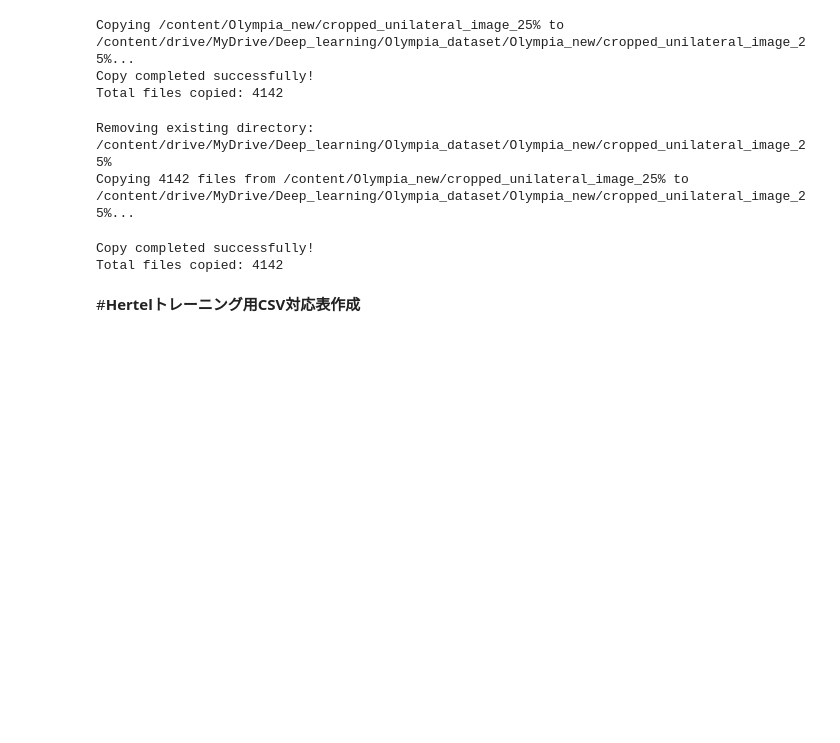
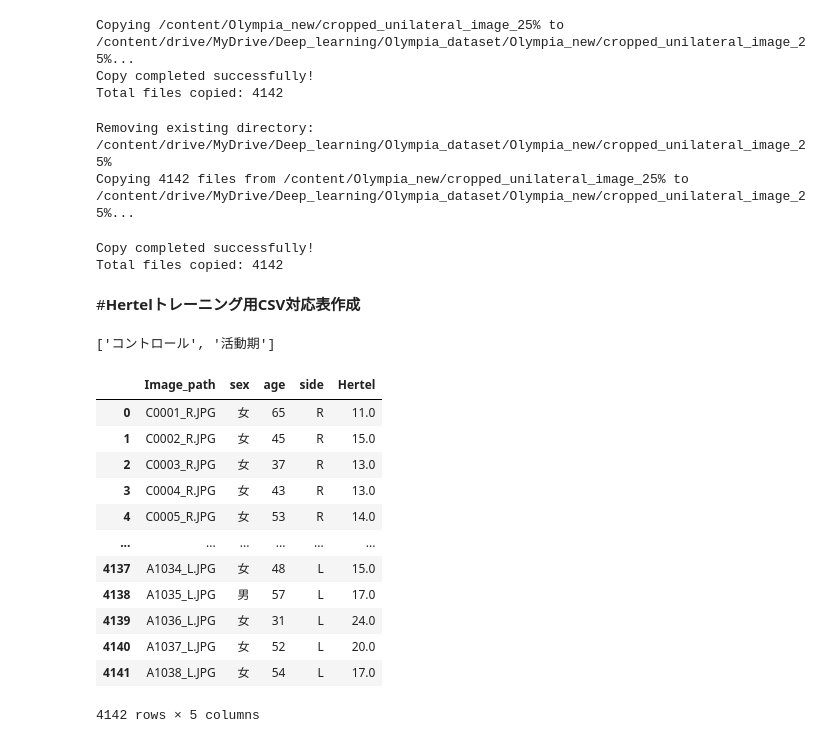
Before and after one commit to ykitaguchi77/GravCont_classification_2, a Jupyter notebook: Crop_unilateral_eyelid_olympia_202503.ipynb, the cells around one changed output. Drawn from its saved outputs; the diff is of its cells as text; code cells hidden in the pictures; blank space fills up the shorter version.

```diff
--- a/Crop_unilateral_eyelid_olympia_202503.ipynb
+++ b/Crop_unilateral_eyelid_olympia_202503.ipynb
@@ -434,0 +433,60 @@ xslx_path = "/content/Olympia_new/個人情報なし　コントロールと活
+# %%
+import pandas as pd
+
+xslx_path = "/content/drive/MyDrive/Deep_learning/Olympia_dataset/Olympia_new/個人情報なし　コントロールと活動期.xlsx"
+
+
+# エクセルファイルのシート名を取得
+xls = pd.ExcelFile(xslx_path)
+xls.sheet_names
+# %% [output]
+['コントロール', '活動期']
+# %%
+# 再度データを読み込んで、一括処理を行う
+xls = pd.ExcelFile(xslx_path)
+
+# "コントロール" シートの処理
+df_control = pd.read_excel(xls, sheet_name="コントロール")
+df_control_expanded = df_control.melt(
+    id_vars=["写真No", "性", "年令"],
+    value_vars=["突出度　Ｒ", "突出度　Ｌ"],
+    var_name="side",
+    value_name="Hertel"
+)
+df_control_expanded["side"] = df_control_expanded["side"].apply(lambda x: "R" if "Ｒ" in x else "L")
+df_control_expanded["Image_path"] = df_control_expanded.apply(lambda row: f"C{row['写真No']:04}_{row['side']}.JPG", axis=1)
+
+# "活動期" シートの処理
+df_active = pd.read_excel(xls, sheet_name="活動期").rename(columns={"写真 NO.": "写真No"})
+df_active_expanded = df_active.melt(
+    id_vars=["写真No", "性", "年令"],
+    value_vars=["突出度　Ｒ", "突出度　Ｌ"],
+    var_name="side",
+    value_name="Hertel"
+)
+df_active_expanded["side"] = df_active_expanded["side"].apply(lambda x: "R" if "Ｒ" in x else "L")
+df_active_expanded["Image_path"] = df_active_expanded.apply(lambda row: f"A{row['写真No']:04}_{row['side']}.JPG", axis=1)
+
+# "写真No" を削除して統合
+df_merged = pd.concat([df_control_expanded.drop(columns=["写真No"]), df_active_expanded.drop(columns=["写真No"])], ignore_index=True)
+
+# 列名変更と順序変更
+df_merged.rename(columns={"性": "sex", "年令": "age"}, inplace=True)
+df_merged = df_merged[["Image_path", "sex", "age", "side", "Hertel"]]
+
+# 統合後のデータを表示
+df_merged
+# %% [output]
+|  | Image_path | sex | age | side | Hertel |
+| 0 | C0001_R.JPG | 女 | 65 | R | 11.0 |
+| 1 | C0002_R.JPG | 女 | 45 | R | 15.0 |
+| 2 | C0003_R.JPG | 女 | 37 | R | 13.0 |
+| 3 | C0004_R.JPG | 女 | 43 | R | 13.0 |
+| 4 | C0005_R.JPG | 女 | 53 | R | 14.0 |
+| ... | ... | ... | ... | ... | ... |
+| 4137 | A1034_L.JPG | 女 | 48 | L | 15.0 |
+| 4138 | A1035_L.JPG | 男 | 57 | L | 17.0 |
+| 4139 | A1036_L.JPG | 女 | 31 | L | 24.0 |
+| 4140 | A1037_L.JPG | 女 | 52 | L | 20.0 |
+| 4141 | A1038_L.JPG | 女 | 54 | L | 17.0 |
+4142 rows × 5 columns
```
Also changed, not shown: parts of 2 cells of this notebook.
